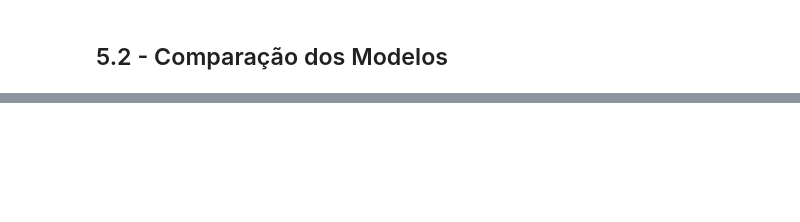
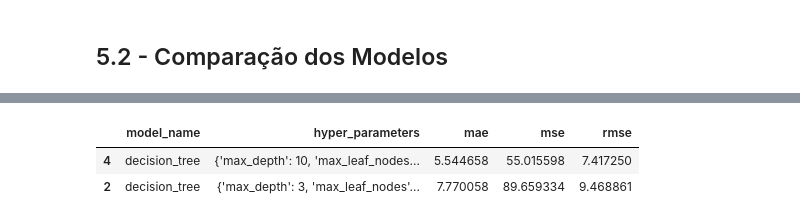
Before and after one commit to caiocolares/modelos_machine_learning, a Jupyter notebook: 4_5_treinamento_dos_modelos_e_avaliacao.ipynb, the cells around one changed output, grey strips where cells are left out. Saved outputs shown, nothing was run; the diff lists cells and outputs as text; code cells hidden in the pictures; blank space fills up the shorter version.

```diff
--- a/4_5_treinamento_dos_modelos_e_avaliacao.ipynb
+++ b/4_5_treinamento_dos_modelos_e_avaliacao.ipynb
@@ -260,0 +311,7 @@ df_resultados.to_csv('data/resultados.csv')
+# %%
+df_resultados[df_resultados['model_name']== 'decision_tree']\
+        .sort_values(by='rmse', ascending=True).head(2)
+# %% [output]
+|  | model_name | hyper_parameters | mae | mse | rmse |
+| 4 | decision_tree | {'max_depth': 10, 'max_leaf_nodes... | 5.544658 | 55.015598 | 7.417250 |
+| 2 | decision_tree | {'max_depth': 3, 'max_leaf_nodes'... | 7.770058 | 89.659334 | 9.468861 |
```
Also changed, not shown: parts of 23 cells of this notebook, 1 other file.
